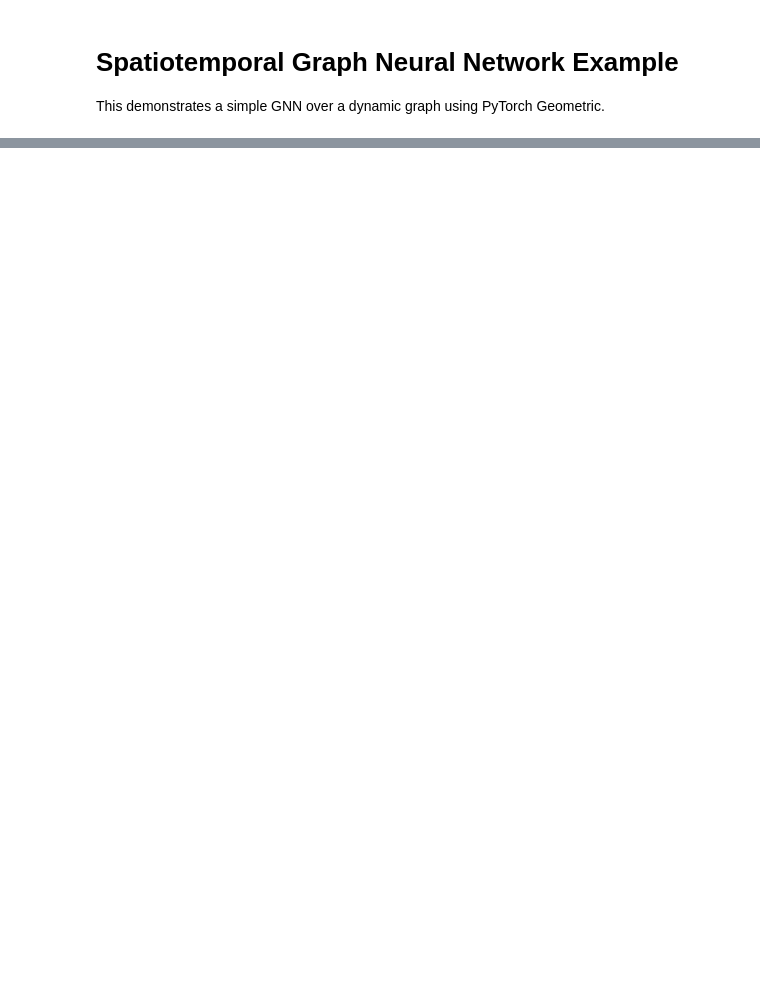
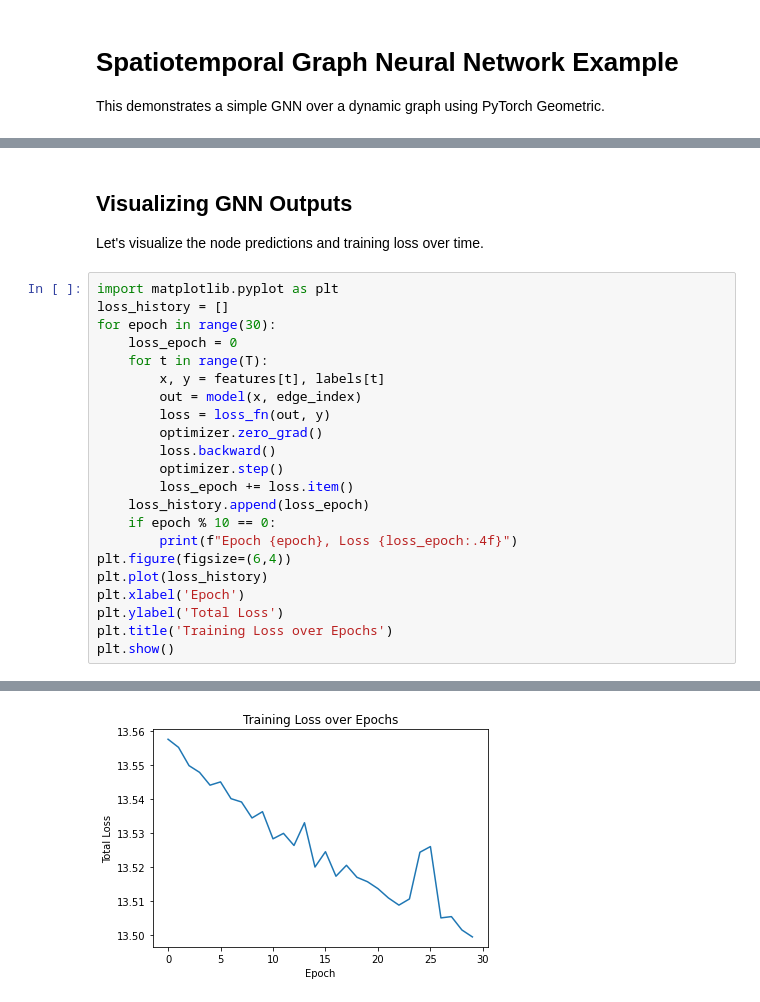
Before and after one commit to JFMandujanoR/spatiotemporal-models-notebooks, a Jupyter notebook: notebooks/st_gnn.ipynb, the cells around one changed output, grey strips where cells are left out. Drawn from its saved outputs; the diff is of its cells as text; blank space fills up the shorter version.

```diff
--- a/notebooks/st_gnn.ipynb
+++ b/notebooks/st_gnn.ipynb
@@ -54,0 +66,26 @@ Epoch 20, Loss 13.4498
+# %% [markdown]
+## Visualizing GNN Outputs
+Let's visualize the node predictions and training loss over time.
+# %%
+import matplotlib.pyplot as plt
+loss_history = []
+for epoch in range(30):
+    loss_epoch = 0
+    for t in range(T):
+        x, y = features[t], labels[t]
+        out = model(x, edge_index)
+        loss = loss_fn(out, y)
+        optimizer.zero_grad()
+        loss.backward()
+        optimizer.step()
+        loss_epoch += loss.item()
+    loss_history.append(loss_epoch)
+    if epoch % 10 == 0:
+        print(f"Epoch {epoch}, Loss {loss_epoch:.4f}")
+plt.figure(figsize=(6,4))
+plt.plot(loss_history)
+plt.xlabel('Epoch')
+plt.ylabel('Total Loss')
+plt.title('Training Loss over Epochs')
+plt.show()
+# %% [output]
@@ -54,0 +95 @@ Epoch 20, Loss 13.4498
+[figure, added]
```
Also changed, not shown: parts of 4 cells of this notebook, 7 other files.
